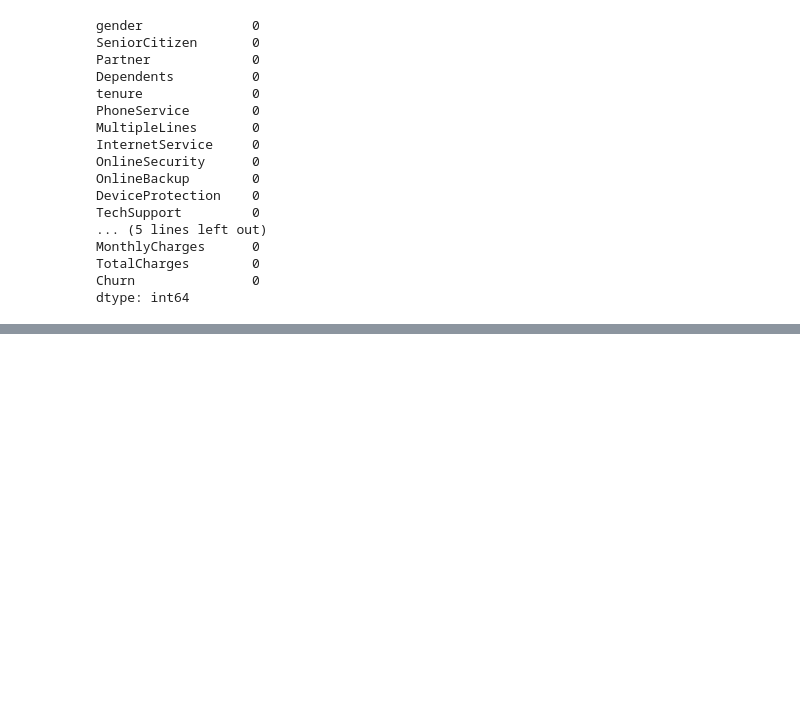
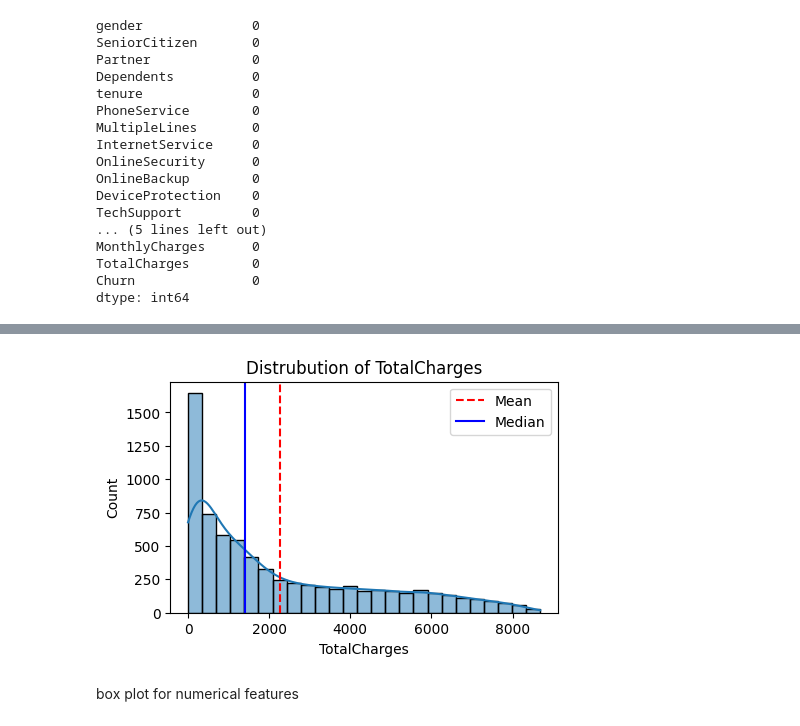
Before and after one commit to somethingshawnx/Churn_prediction, a Jupyter notebook: churn_prediction.ipynb, the cells around one changed output, grey strips where cells are left out. Cells and saved outputs as stored; diff of their text form; code cells hidden in the pictures; blank space fills up the shorter version.

```diff
--- a/churn_prediction.ipynb
+++ b/churn_prediction.ipynb
@@ -136,0 +237,6 @@ df['TotalCharges'] = df['TotalCharges']
+# %%
+plot_histogram(df,"TotalCharges")
+# %% [output]
+[figure, added]
+# %% [markdown]
+box plot for numerical features
```
Also changed, not shown: parts of 63 cells of this notebook.
